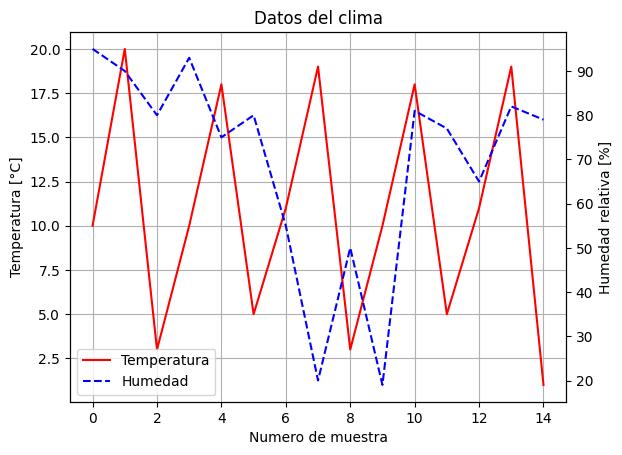
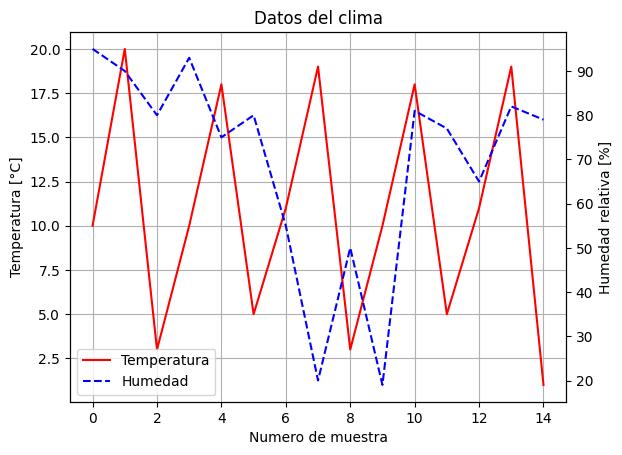
The notebook cell's code change between the first figure and the second:
--- before
+++ after
@@ -9,5 +9,5 @@
 plt.twinx()
 curve2 = plt.plot(sample, humidity, c='b', ls='--', label='Humedad')
-plt.ylabel('Humedad relativa [%]');
+plt.ylabel('Humedad relativa [%]')
 
 # Hacemos esto para poder mostrar los textos de las dos curvas

Commit: refactor: reformat code for readability and update notebook metadata across tutorials